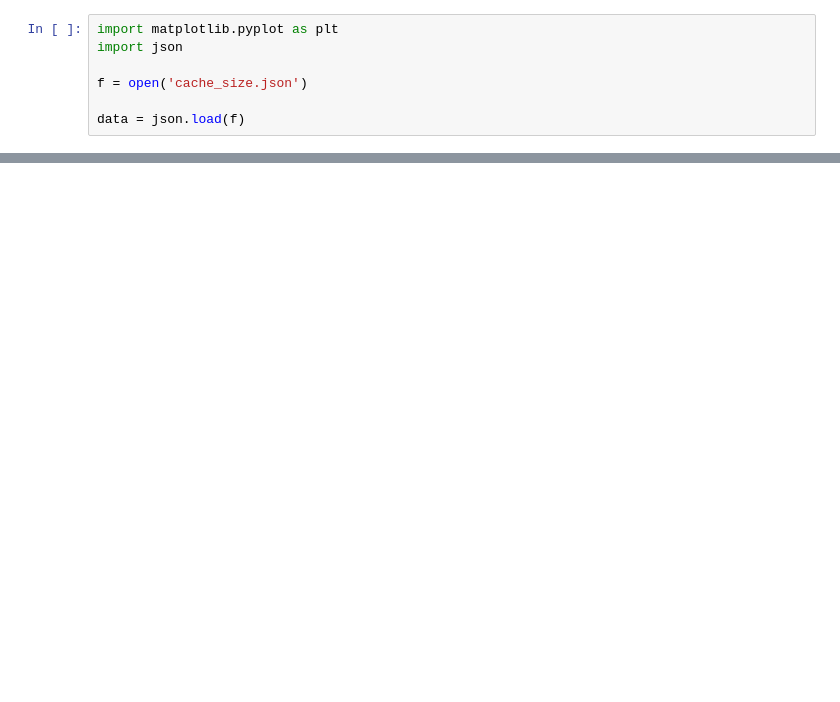
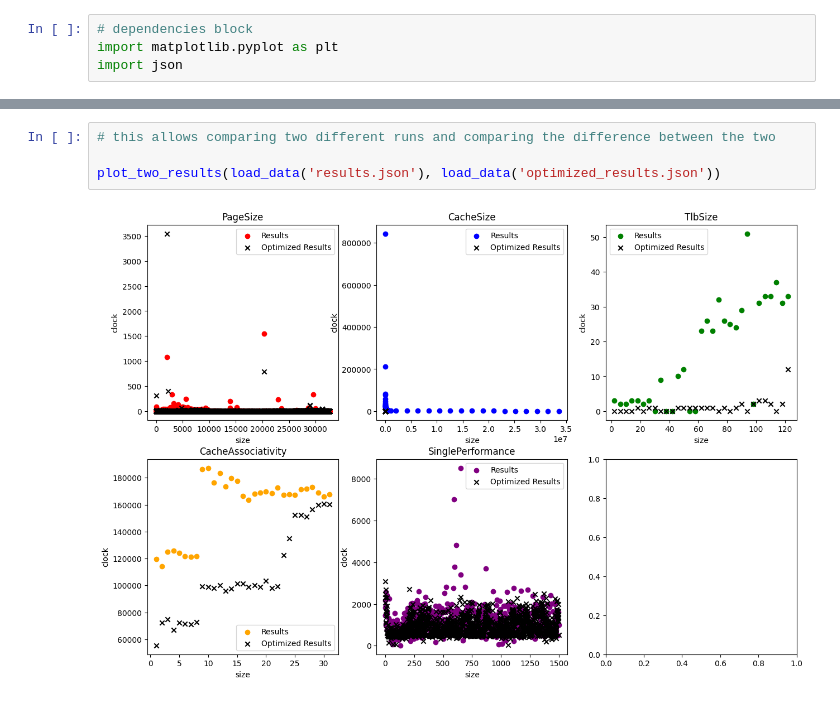
Before and after one commit to kponichtera/browser-cpu-fingerprinting-rs, a Jupyter notebook: misc/PlottingBenchmarks.ipynb, the cells around one changed output, grey strips where cells are left out. Cells and saved outputs as stored; diff of their text form; blank space fills up the shorter version.

```diff
--- a/misc/PlottingBenchmarks.ipynb
+++ b/misc/PlottingBenchmarks.ipynb
@@ -19,9 +18,6 @@ Successfully installed contourpy-1.0.7 cycler-0.11.0 fonttools-4.39.2 kiwisolver
 [notice] A new release of pip available: 22.3.1 -> 23.0.1
 [notice] To update, run: pip install --upgrade pip
 # %%
+# dependencies block
 import matplotlib.pyplot as plt
 import json
-
-f = open('cache_size.json')
-
-data = json.load(f)
@@ -42,0 +129,6 @@ plt.show()
+# %%
+# this allows comparing two different runs and comparing the difference between the two
+
+plot_two_results(load_data('results.json'), load_data('optimized_results.json'))
+# %% [output]
+[figure, added]
```
Also changed, not shown: parts of 6 cells of this notebook, 1 other file.
